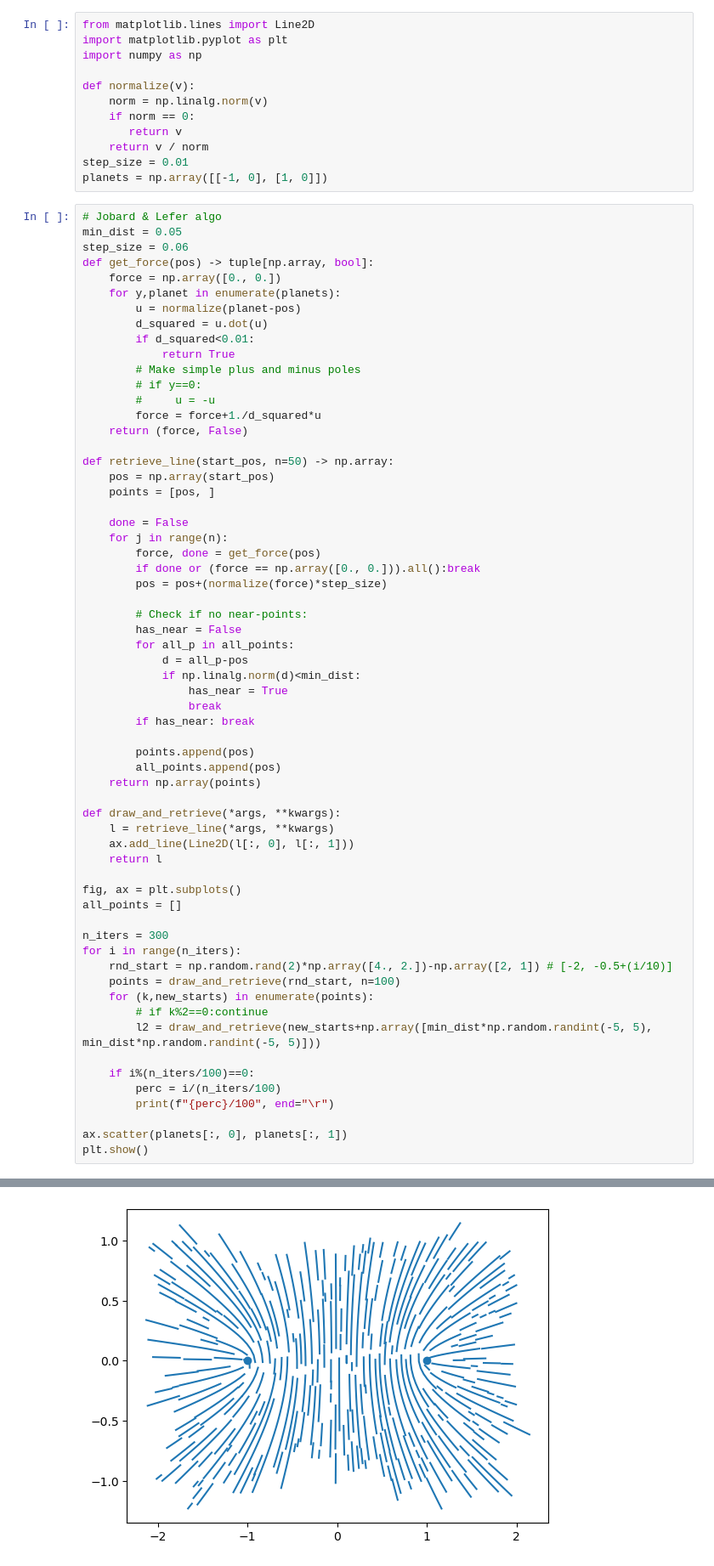
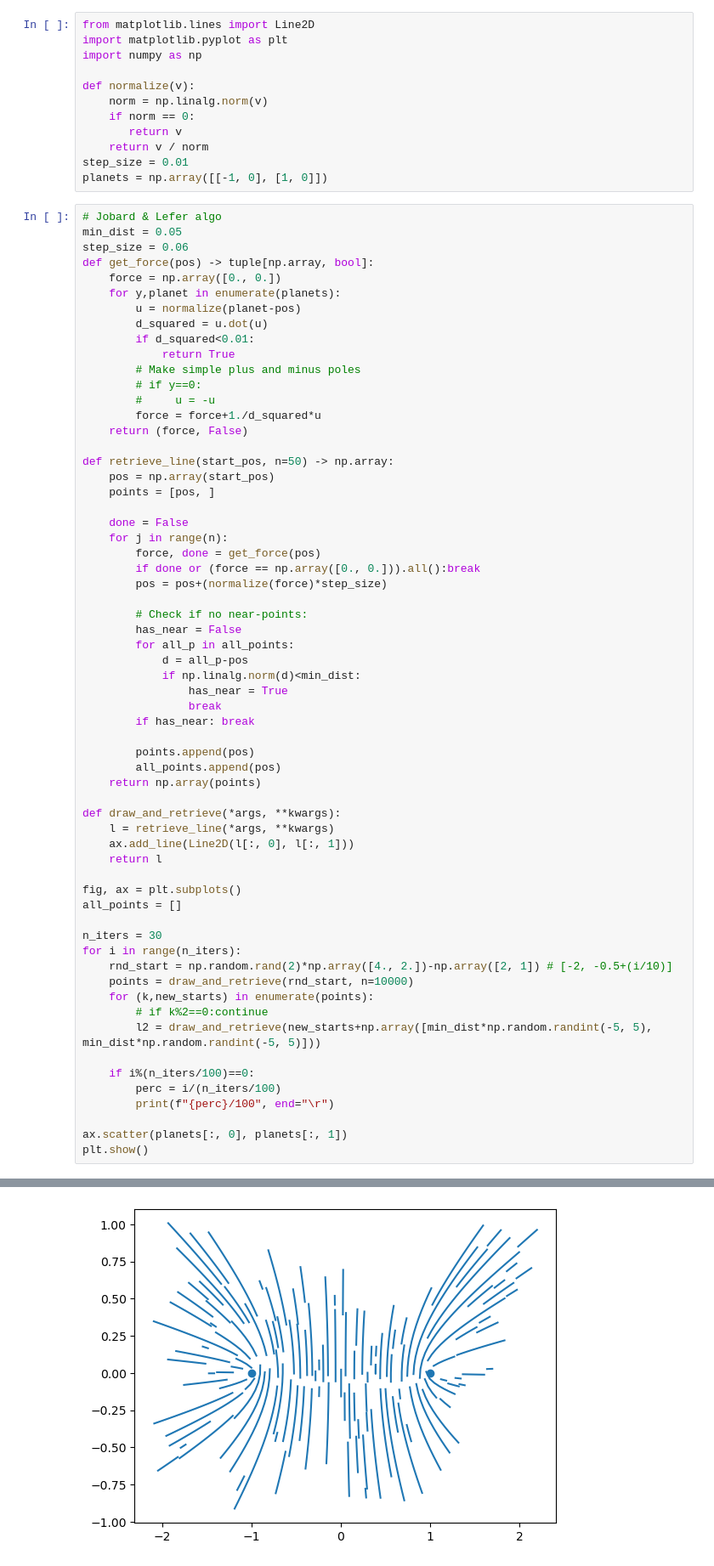
Before and after one commit to Boris-rnd/portfolio-projects, a Jupyter notebook: simulations/python-fieldlines/magnetic_fieldlines.ipynb, the cells around one changed output, grey strips where cells are left out. Shown at 85% size. Cells and saved outputs as stored; diff of their text form.

```diff
--- a/simulations/python-fieldlines/magnetic_fieldlines.ipynb
+++ b/simulations/python-fieldlines/magnetic_fieldlines.ipynb
@@ -58,10 +58,10 @@ def draw_and_retrieve(*args, **kwargs):
 fig, ax = plt.subplots()
 all_points = []
 
-n_iters = 300
+n_iters = 30
 for i in range(n_iters):
     rnd_start = np.random.rand(2)*np.array([4., 2.])-np.array([2, 1]) # [-2, -0.5+(i/10)]
-    points = draw_and_retrieve(rnd_start, n=100)
+    points = draw_and_retrieve(rnd_start, n=10000)
     for (k,new_starts) in enumerate(points):
         # if k%2==0:continue
         l2 = draw_and_retrieve(new_starts+np.array([min_dist*np.random.randint(-5, 5), min_dist*np.random.randint(-5, 5)]))
@@ -77,4 +77,4 @@ plt.show()
-[figure, old version]
+[figure, new version]
 # %%
 def get_force(pos) -> tuple[np.array, bool]:
     force = np.array([0., 0.])
```
Also changed, not shown: parts of 5 cells of this notebook, 1 other file.
